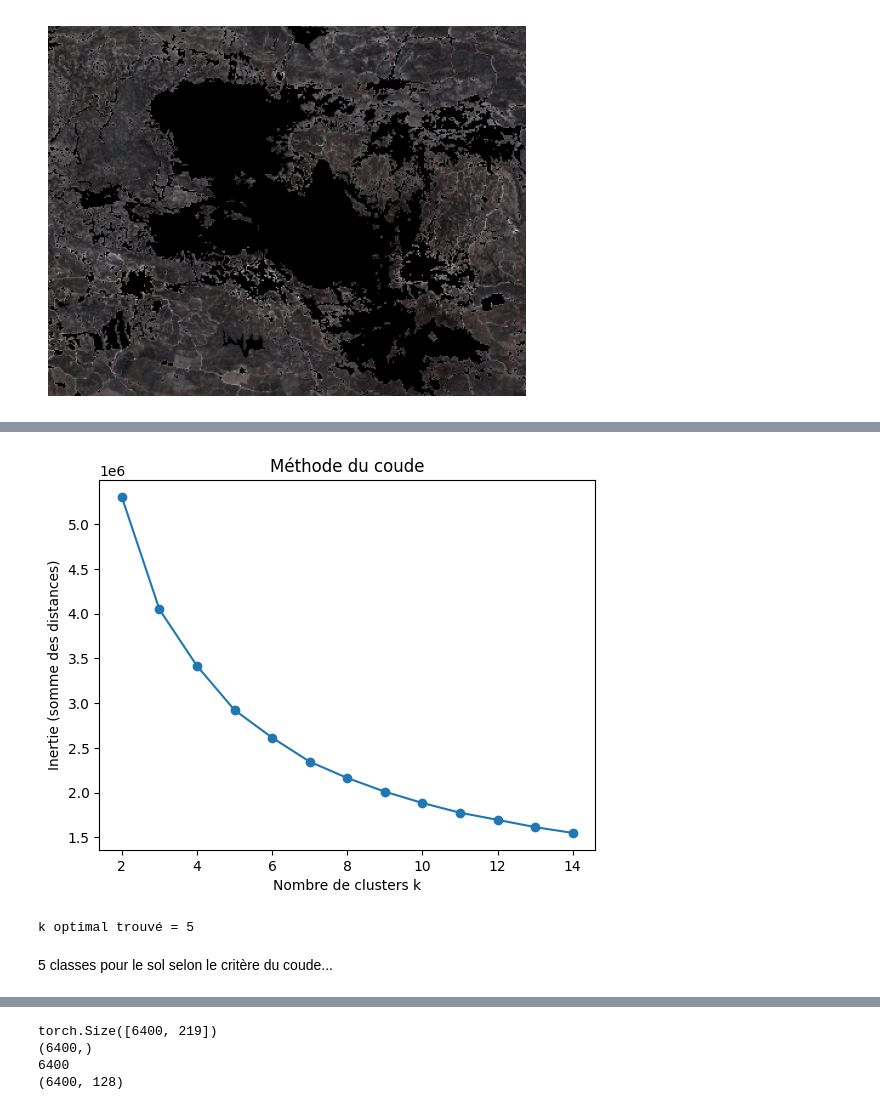
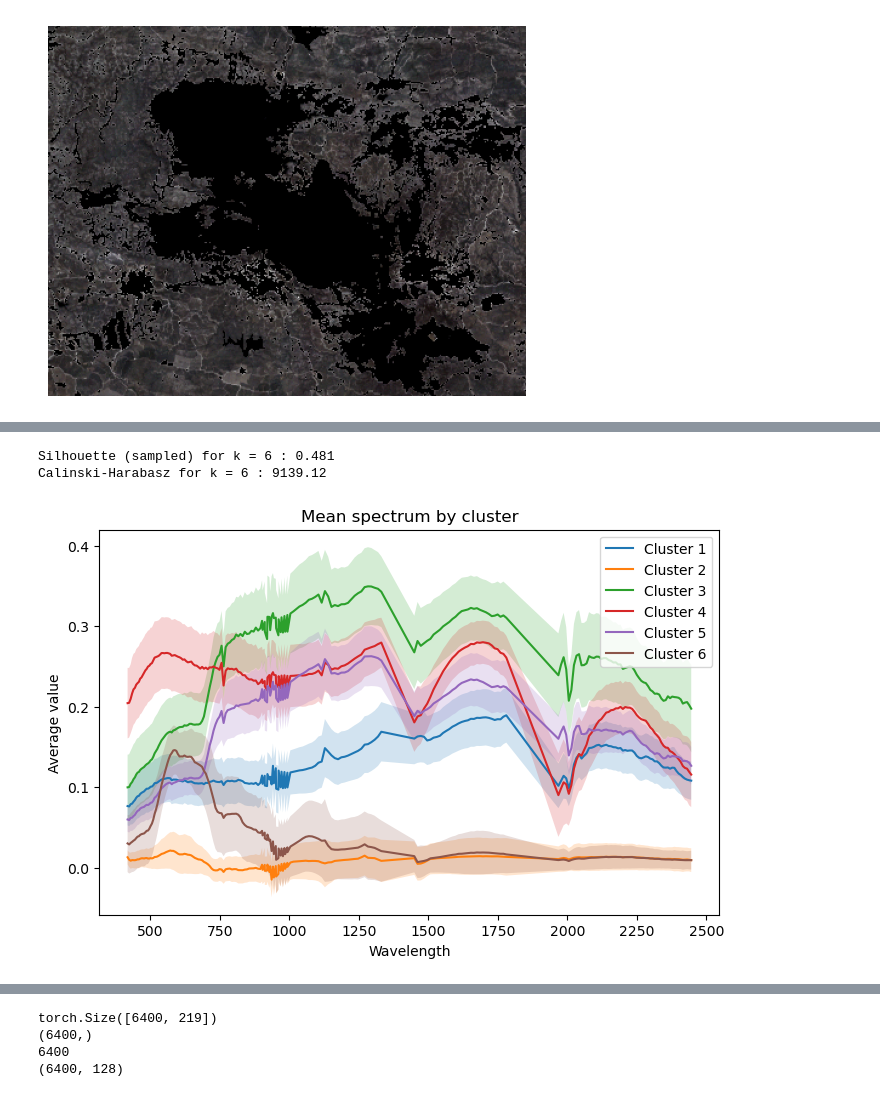
Before and after one commit to ArmanHosseini1/PIR-Rio-Tinto, a Jupyter notebook: EnMAP2024/Notebook.ipynb, the cells around one changed output, grey strips where cells are left out. Drawn from its saved outputs; the diff is of its cells as text; code cells hidden in the pictures.

```diff
--- a/EnMAP2024/Notebook.ipynb
+++ b/EnMAP2024/Notebook.ipynb
@@ -529,47 +376,6 @@ Calinski-Harabasz pour k = 6 : 9139.13
 # %%
-# Flatten mask
-
-image_path = r'./INSA_cropped_2_EnMAP_20240508.tif'
-raster_img = rio.open(image_path)
-arr_img = reshape_as_image(raster_img.read())  # (m, n, l)
-image = reshape_as_raster(arr_img)
-l, m, n = image.shape
-
-soil_mask_2d = (soil_only[:, :, 0] != 0)  # prendre la première bande uniquement
-soil_mask_1d = soil_mask_2d.reshape(-1)         # pour filtrer les pixels
-
-pixels = image.reshape(l, -1).T
-soil_pixels = pixels[soil_mask_1d]
-
-scaler = StandardScaler()
-X_scaled_soil = scaler.fit_transform(soil_pixels)
-
-img_scaled_soil_complete = pixels.copy()
-img_scaled_soil_complete[soil_mask_1d] = X_scaled_soil
-img_scaled_soil_complete[~soil_mask_1d] = np.mean(X_scaled_soil)
-
-inertias = []
-
-K_range = range(2, 15, 1)
-
-for k in K_range:
-    kmeans = KMeans(n_clusters=k, init='k-means++', n_init=3, random_state=42)
-    kmeans.fit(X_scaled_soil)
-    inertias.append(kmeans.inertia_)
-    #print("Done")
-
-plt.plot(K_range, inertias, marker='o')
-plt.xlabel('Nombre de clusters k')
-plt.ylabel('Inertie (somme des distances)')
-plt.title('Méthode du coude')
-plt.show()
-
-knee = KneeLocator(K_range, inertias, curve='convex', direction='decreasing')
-optimal_k = knee.knee
-
-print(f"k optimal trouvé = {optimal_k}")
+labels_other = KMeans_mean_spectra(X_scaled_other, other_mask_1d, optimal_k_other, l, wavelengths)
 # %% [output]
+Silhouette (sampled) for k = 6 : 0.481
+Calinski-Harabasz for k = 6 : 9139.12
-[figure, old version]
+[figure, new version]
-k optimal trouvé = 5
-# %% [markdown]
-5 classes pour le sol selon le critère du coude...
```
Also changed, not shown: parts of 62 cells of this notebook, 1 other file.
